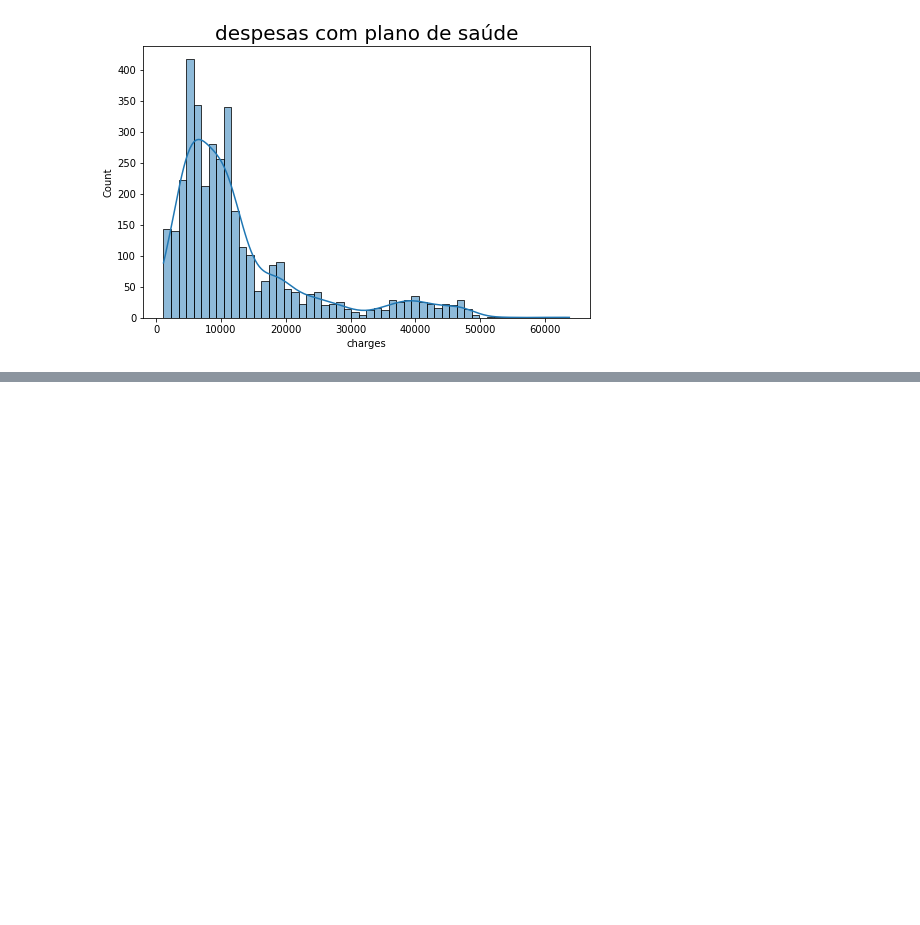
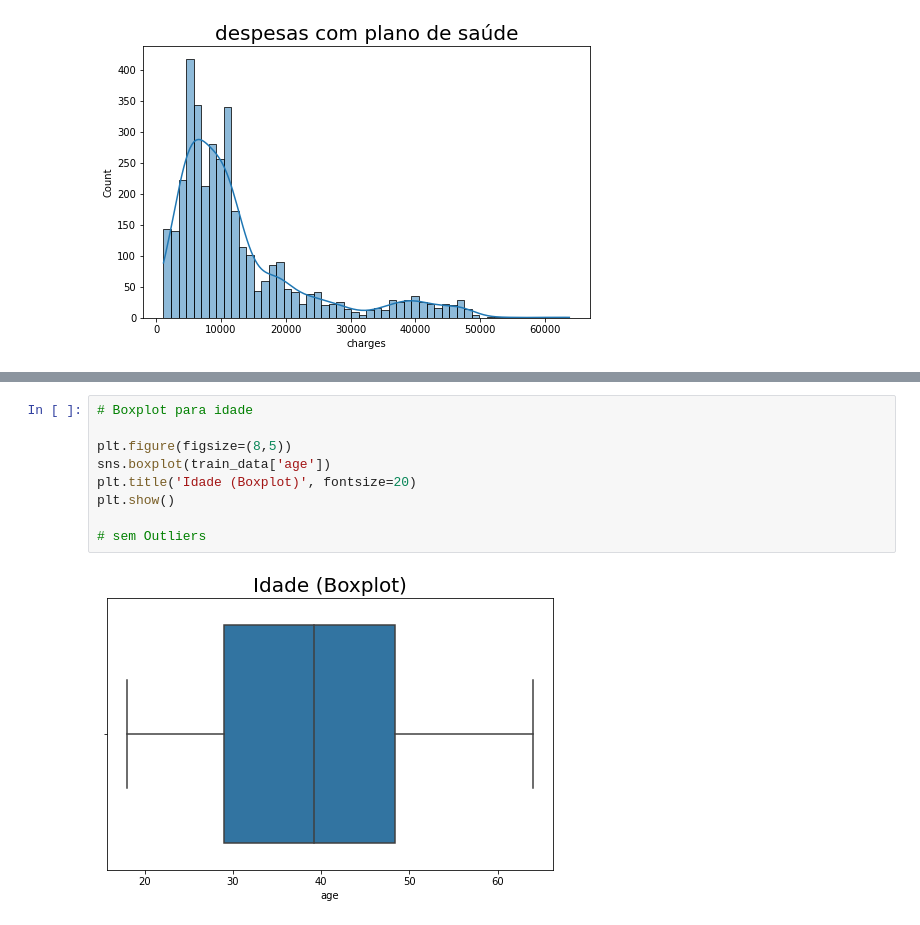
Before and after one commit to Fellipedantas/awari, a Jupyter notebook: Plano_de_saúde.ipynb, the cells around one changed output, grey strips where cells are left out. Drawn from its saved outputs; the diff is of its cells as text; blank space fills up the shorter version.

```diff
--- a/Plano_de_saúde.ipynb
+++ b/Plano_de_saúde.ipynb
@@ -113,0 +137,11 @@ plt.show()
+# %%
+# Boxplot para idade
+
+plt.figure(figsize=(8,5))
+sns.boxplot(train_data['age'])
+plt.title('Idade (Boxplot)', fontsize=20)
+plt.show()
+
+# sem Outliers
+# %% [output]
+[figure, added]
```
Also changed, not shown: parts of 21 cells of this notebook.
